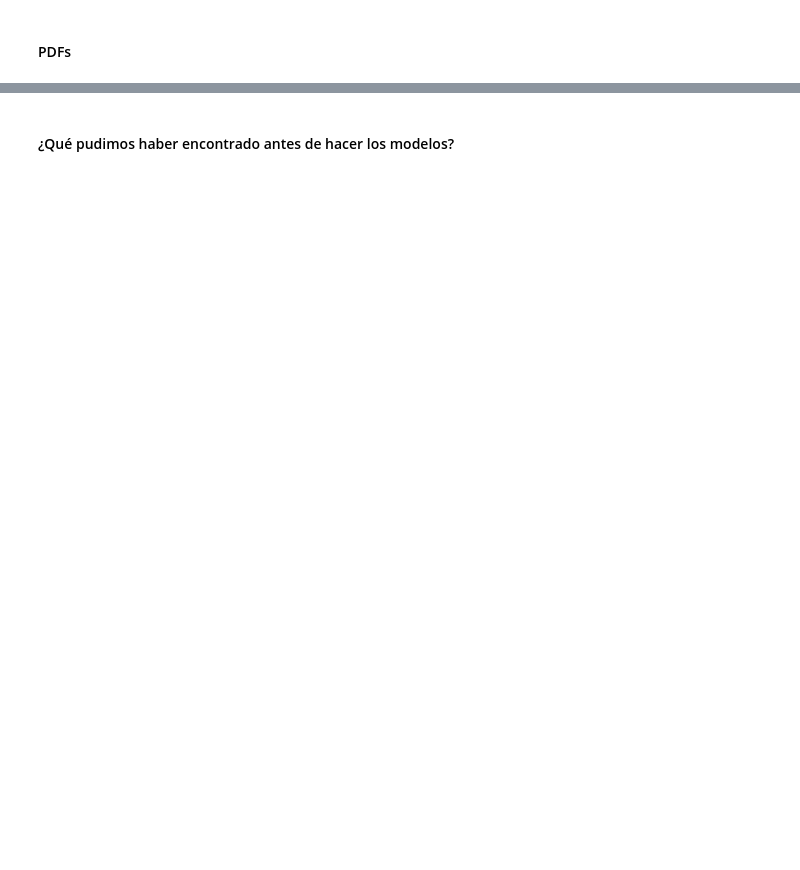
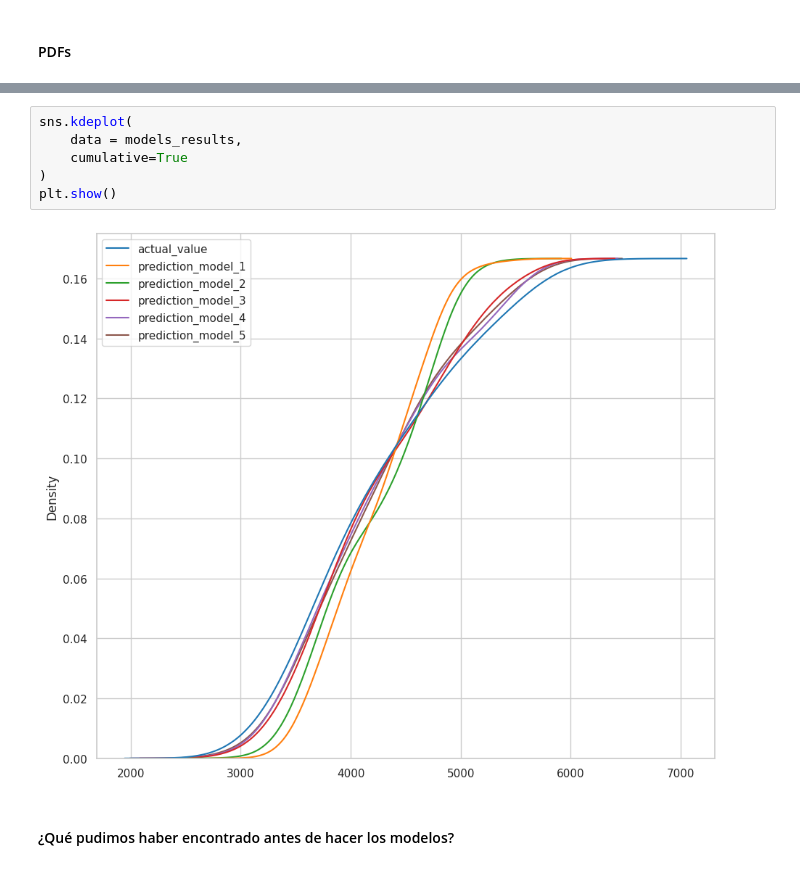
Before and after one commit to dionicio-alberto/Analisis-Explotarorio-De-Datos, a Jupyter notebook: curso.ipynb, the cells around one changed output, grey strips where cells are left out. Cells and saved outputs as stored; diff of their text form; blank space fills up the shorter version.

```diff
--- a/curso.ipynb
+++ b/curso.ipynb
@@ -1075,2 +1269,10 @@ plt.show()
+# %%
+sns.kdeplot(
+    data = models_results,
+    cumulative=True
+)
+plt.show()
+# %% [output]
+[figure, added]
 # %% [markdown]
 #### ¿Qué pudimos haber encontrado antes de hacer los modelos?
```
Also changed, not shown: parts of 23 cells of this notebook.
